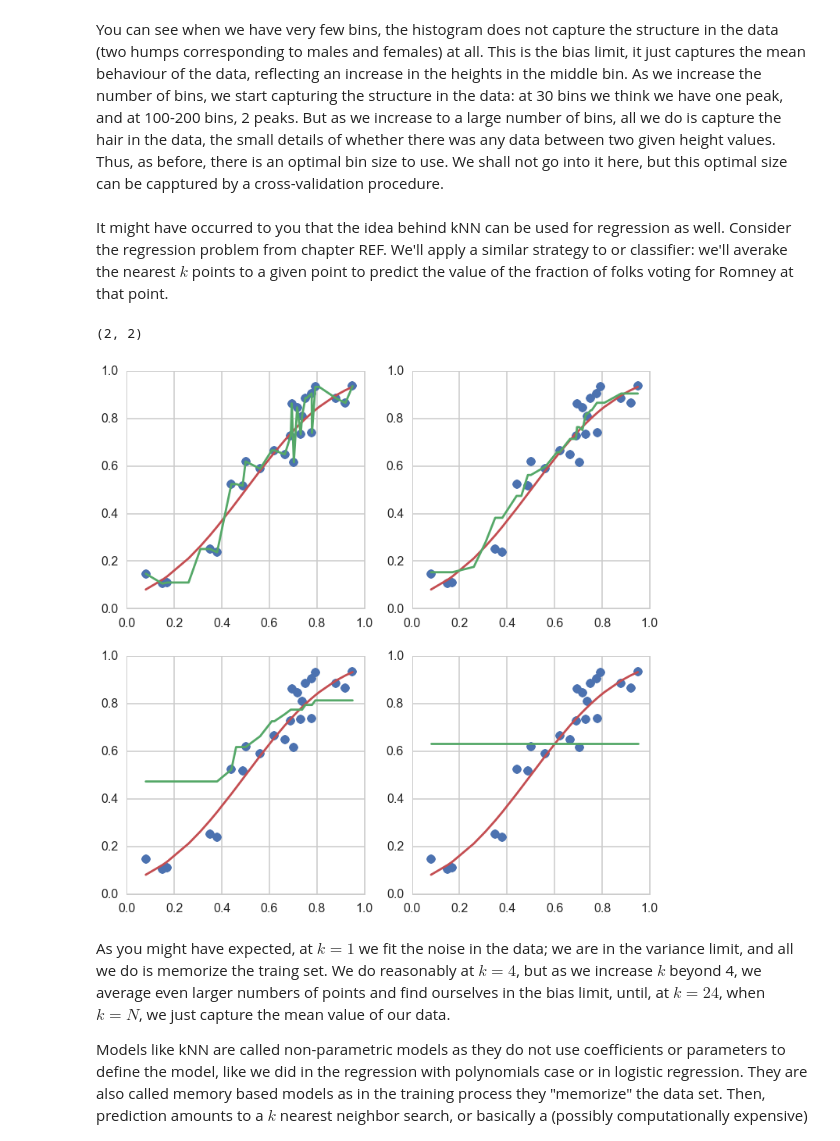
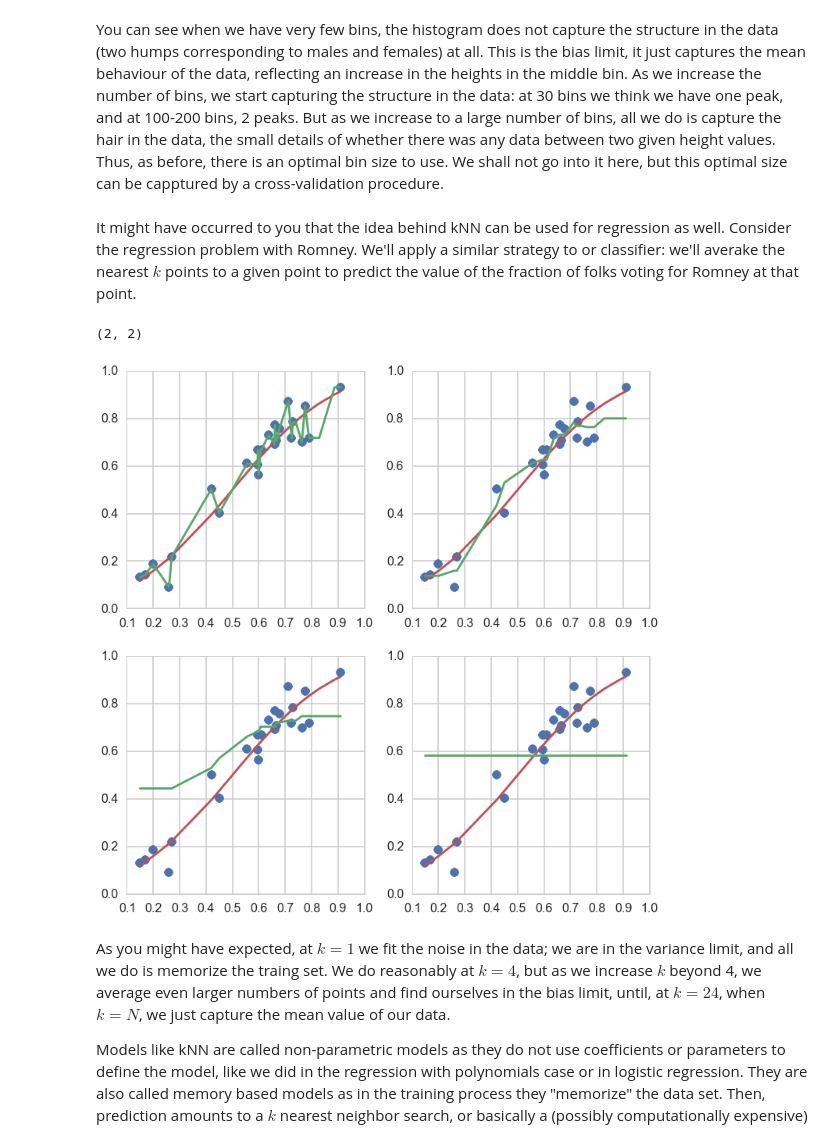
Before and after one commit to cs109/2015lab5, a Jupyter notebook: Classification.ipynb, the cells around one changed output. Drawn from its saved outputs; the diff is of its cells as text; code cells hidden in the pictures.

```diff
--- a/Classification.ipynb
+++ b/Classification.ipynb
@@ -474,33 +474,33 @@ axes[0][0].legend();axes[0][1].legend();axes[1][0].legend();axes[1][1].legend();
 # %% [markdown]
 You can see when we have very few bins, the histogram does not capture the structure in the data (two humps corresponding to males and females) at all. This is the bias limit, it just captures the mean behaviour of the data, reflecting an increase in the heights in the middle bin. As we increase the number of bins, we start capturing the structure in the data: at 30 bins we think we have one peak, and at 100-200 bins, 2 peaks. But as we increase to a large number of bins, all we do is capture the hair in the data, the small details of whether there was any data between two given height values. Thus, as before, there is an optimal bin size to use. We shall not go into it here, but this optimal size can be capptured by a cross-validation procedure.
 # %% [markdown]
-It might have occurred to you that the idea behind kNN can be used for regression as well. Consider the regression problem from chapter REF. We'll apply a similar strategy to or classifier: we'll averake the nearest $k$ points to a given point to predict the value of the fraction of folks voting for Romney at that point.
+It might have occurred to you that the idea behind kNN can be used for regression as well. Consider the regression problem with Romney. We'll apply a similar strategy to or classifier: we'll averake the nearest $k$ points to a given point to predict the value of the fraction of folks voting for Romney at that point.
 # %%
 from sklearn.neighbors import KNeighborsRegressor
-dfknnr=pd.read_csv("romneysamples.csv")
+dfknnr=pd.read_csv("tempdata/romneysamples.csv")
 #split dataset using the index, as we have x,f, and y that we want to split.
 def do_regress(df, train_size, test_size):
     datasize=df.shape[0]
     itrain,itest = train_test_split(range(datasize),train_size=train_size, test_size=test_size)
     xtrain= df.x[itrain].values
     ftrain = df.f[itrain].values
     ytrain = df.y[itrain].values
     xtest= df.x[itest].values
     ftest = df.f[itest].values
     ytest = df.y[itest].values
     fig, axes=plt.subplots(figsize=(12,12), nrows=2, ncols=2)
     print axes.shape
     for n_neighbors, ax in zip([1,4,14, 24], axes.ravel()):
         knnreg = KNeighborsRegressor(n_neighbors)
         knnreg.fit(xtrain.reshape(-1,1), ytrain)
         y_=knnreg.predict(df.x.values.reshape(-1,1))
         ax.plot(xtrain, ytrain,'o', color=c0)
         ax.plot(df.x, df.f, color=c2)
         ax.plot(df.x.values, y_, color=c1)
 do_regress(dfknnr, 24, 6)
 # %% [output]
 (2, 2)
-[figure, old version]
+[figure, new version]
 # %% [markdown]
 As you might have expected, at $k=1$ we fit the noise in the data; we are in the variance limit, and all we do is memorize the traing set. We do reasonably at $k=4$, but as we increase $k$ beyond 4, we average even larger numbers of points and find ourselves in the bias limit, until, at $k=24$, when $k=N$, we just capture the mean value of our data.
 
```
Also changed, not shown: parts of 27 cells of this notebook, 1 other file.
